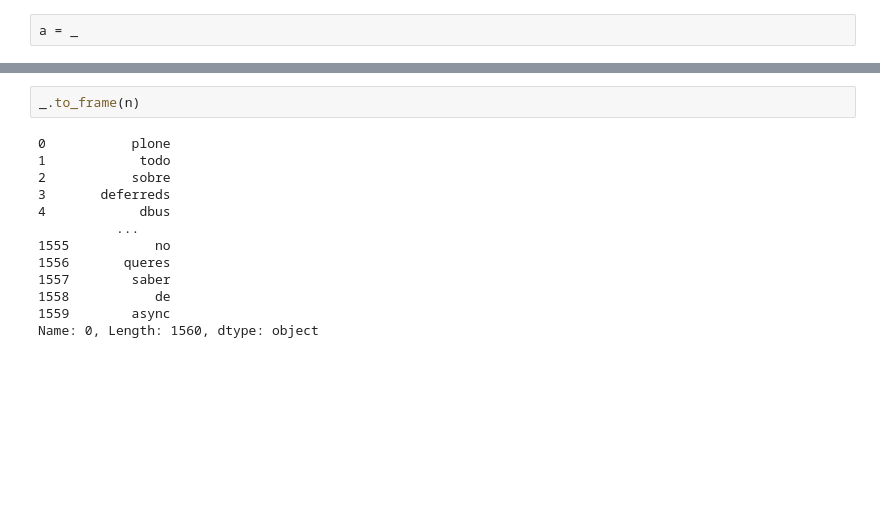
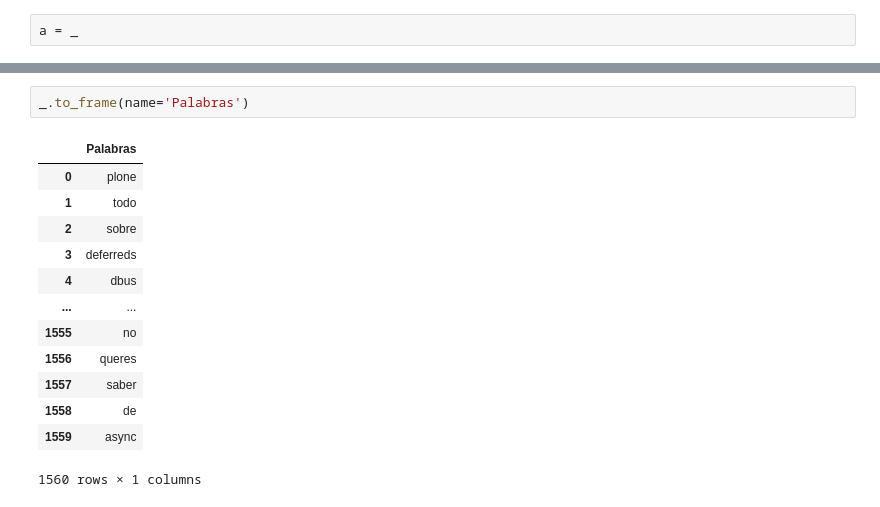
Before and after one commit to akielbowicz/previa-pyconar-2020, a Jupyter notebook: notebooks/02_analisis_de_datos.ipynb, the cells around one changed output, grey strips where cells are left out. Drawn from its saved outputs; the diff is of its cells as text; blank space fills up the shorter version.

```diff
--- a/notebooks/02_analisis_de_datos.ipynb
+++ b/notebooks/02_analisis_de_datos.ipynb
@@ -202,15 +202,16 @@ Name: 0, Length: 1560, dtype: object
 # %%
-_.to_frame(n)
+_.to_frame(name='Palabras')
 # %% [output]
+|  | Palabras |
+| 0 | plone |
+| 1 | todo |
+| 2 | sobre |
+| 3 | deferreds |
+| 4 | dbus |
+| ... | ... |
+| 1555 | no |
+| 1556 | queres |
+| 1557 | saber |
+| 1558 | de |
+| 1559 | async |
-0           plone
-1            todo
-2           sobre
-3       deferreds
-4            dbus
-          ...
-1555           no
-1556       queres
-1557        saber
-1558           de
-1559        async
-Name: 0, Length: 1560, dtype: object
+1560 rows × 1 columns
```
Also changed, not shown: parts of 4 cells of this notebook.
